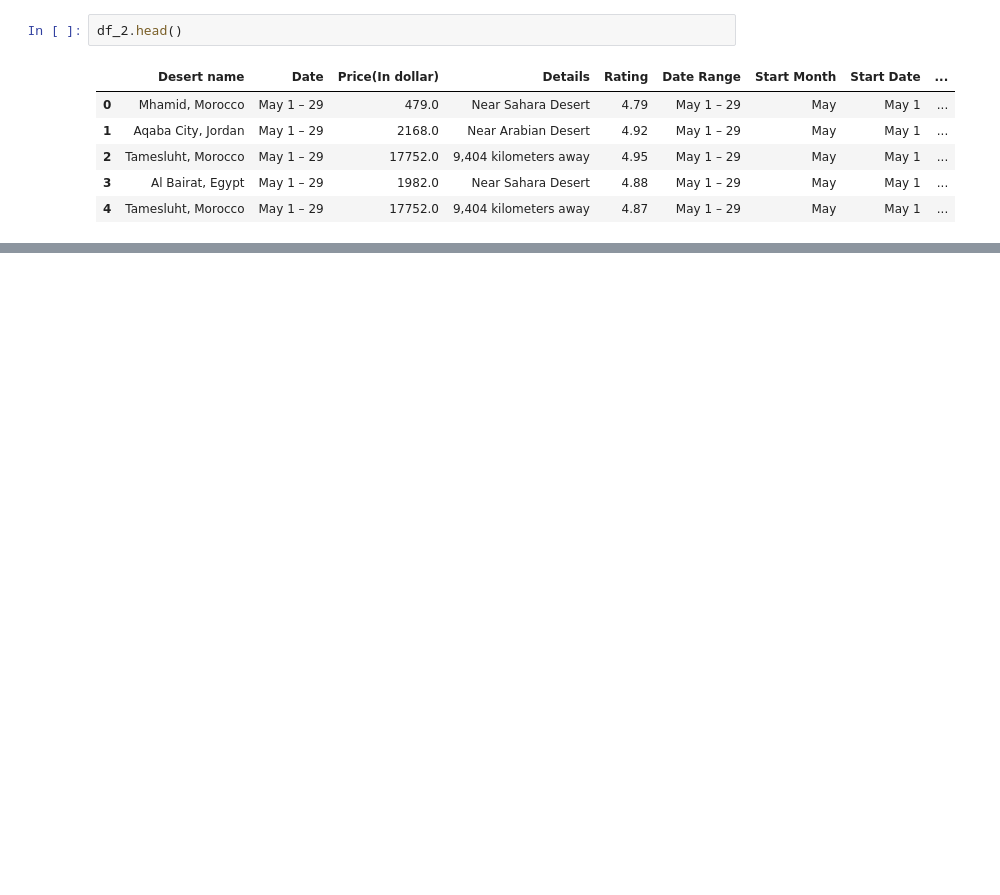
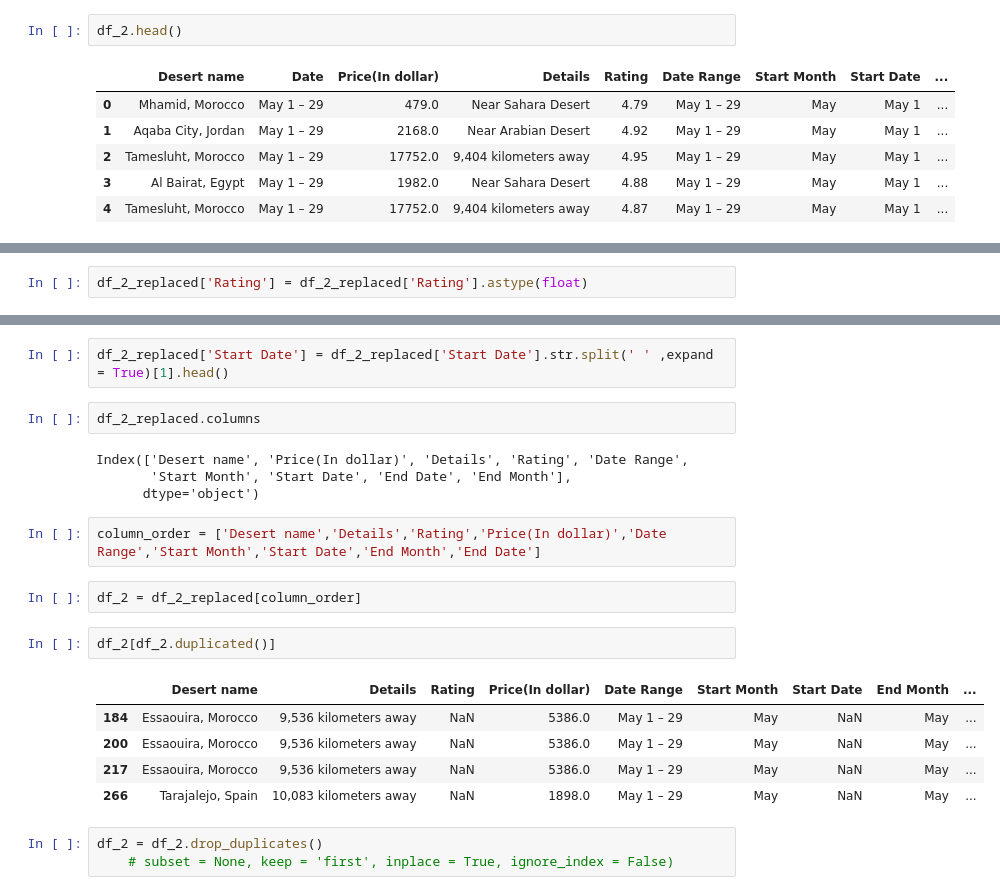
Before and after one commit to nvnehemias/airbnb-analytics-portfolio, a Jupyter notebook: airbnb-analytics-portfolio/notebooks/01_airbnb_exploratory_data_analysis.ipynb, the cells around one changed output, grey strips where cells are left out. Cells and saved outputs as stored; diff of their text form; blank space fills up the shorter version.

```diff
--- a/airbnb-analytics-portfolio/notebooks/01_airbnb_exploratory_data_analysis.ipynb
+++ b/airbnb-analytics-portfolio/notebooks/01_airbnb_exploratory_data_analysis.ipynb
@@ -359,0 +400,2 @@ df_2.head()
+# %%
+df_2_replaced['Rating'] = df_2_replaced['Rating'].astype(float)
@@ -359,0 +415,23 @@ df_2.head()
+# %%
+df_2_replaced['Start Date'] = df_2_replaced['Start Date'].str.split(' ' ,expand = True)[1].head()
+# %%
+df_2_replaced.columns
+# %% [output]
+Index(['Desert name', 'Price(In dollar)', 'Details', 'Rating', 'Date Range',
+       'Start Month', 'Start Date', 'End Date', 'End Month'],
+      dtype='object')
+# %%
+column_order = ['Desert name','Details','Rating','Price(In dollar)','Date Range','Start Month','Start Date','End Month','End Date']
+# %%
+df_2 = df_2_replaced[column_order]
+# %%
+df_2[df_2.duplicated()]
+# %% [output]
+|  | Desert name | Details | Rating | Price(In dollar) | Date Range | Start Month | Start Date | End Month | ... |
+| 184 | Essaouira, Morocco | 9,536 kilometers away | NaN | 5386.0 | May 1 – 29 | May | NaN | May | ... |
+| 200 | Essaouira, Morocco | 9,536 kilometers away | NaN | 5386.0 | May 1 – 29 | May | NaN | May | ... |
+| 217 | Essaouira, Morocco | 9,536 kilometers away | NaN | 5386.0 | May 1 – 29 | May | NaN | May | ... |
+| 266 | Tarajalejo, Spain | 10,083 kilometers away | NaN | 1898.0 | May 1 – 29 | May | NaN | May | ... |
+# %%
+df_2 = df_2.drop_duplicates()
+    # subset = None, keep = 'first', inplace = True, ignore_index = False)
```
Also changed, not shown: parts of 22 cells of this notebook, 2 other files.
